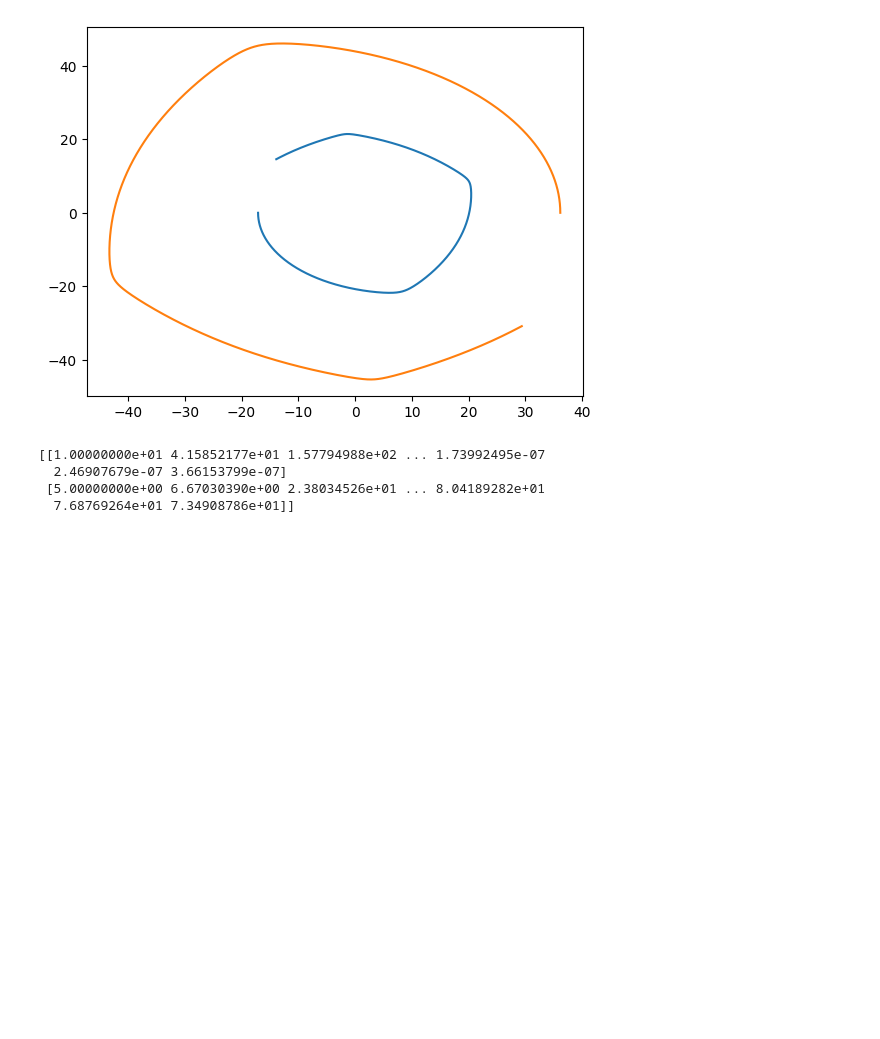
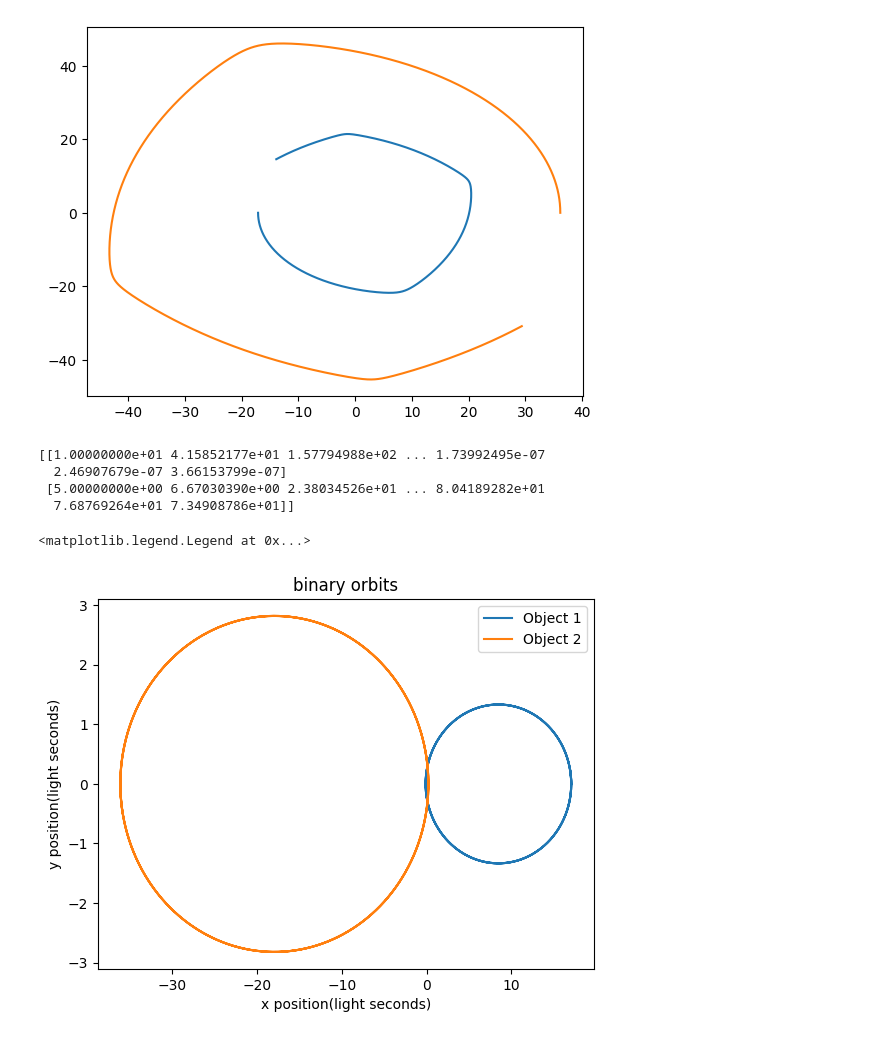
Before and after one commit to hazgrav/DarkMatterConstraint, a Jupyter notebook: simulation.ipynb, the cells around one changed output. Saved outputs shown, nothing was run; the diff lists cells and outputs as text; code cells hidden in the pictures; blank space fills up the shorter version.

Commit message:
Wrote my differential equations from a simple force analysis instead of Lagrangian mechanics. This worked much better, was able to get results this way

```diff
--- a/simulation.ipynb
+++ b/simulation.ipynb
@@ -16,7 +16,7 @@ semi_major_axis = 13.868587422 / 0.920678
 reduced_mass = m1*m2 / (m1+m2)
 eccentricity = 0.1344954160
 ang_mom = m1*semi_major_axis*(m1+m2)*(1-eccentricity*eccentricity) / (m2*eccentricity)
-dark_matter_density = 0.0000009
+dark_matter_density = 0.000009
 
 print("reduced mass: ", reduced_mass)
 print("ang_mom:", ang_mom)
@@ -252,0 +224,20 @@ print(my_solution[4])
+# %%
+t_vals = pure_ellipse_forces.t
+x1 = pure_ellipse_forces.y[0]
+y1 = pure_ellipse_forces.y[1]
+x2 = pure_ellipse_forces.y[2]
+y2 = pure_ellipse_forces.y[3]
+x1_dot = pure_ellipse_forces.y[4]
+y1_dot = pure_ellipse_forces.y[5]
+x2_dot = pure_ellipse_forces.y[6]
+y2_dot = pure_ellipse_forces.y[7]
+
+plt.title("binary orbits")
+plt.xlabel("x position(light seconds)")
+plt.ylabel("y position(light seconds)")
+plt.plot(x1,y1, label = 'Object 1')
+plt.plot(x2,y2, label = 'Object 2')
+plt.legend()
+# %% [output]
+<matplotlib.legend.Legend at 0x...>
+[figure, added]
```
Also changed, not shown: parts of 4 cells of this notebook.
